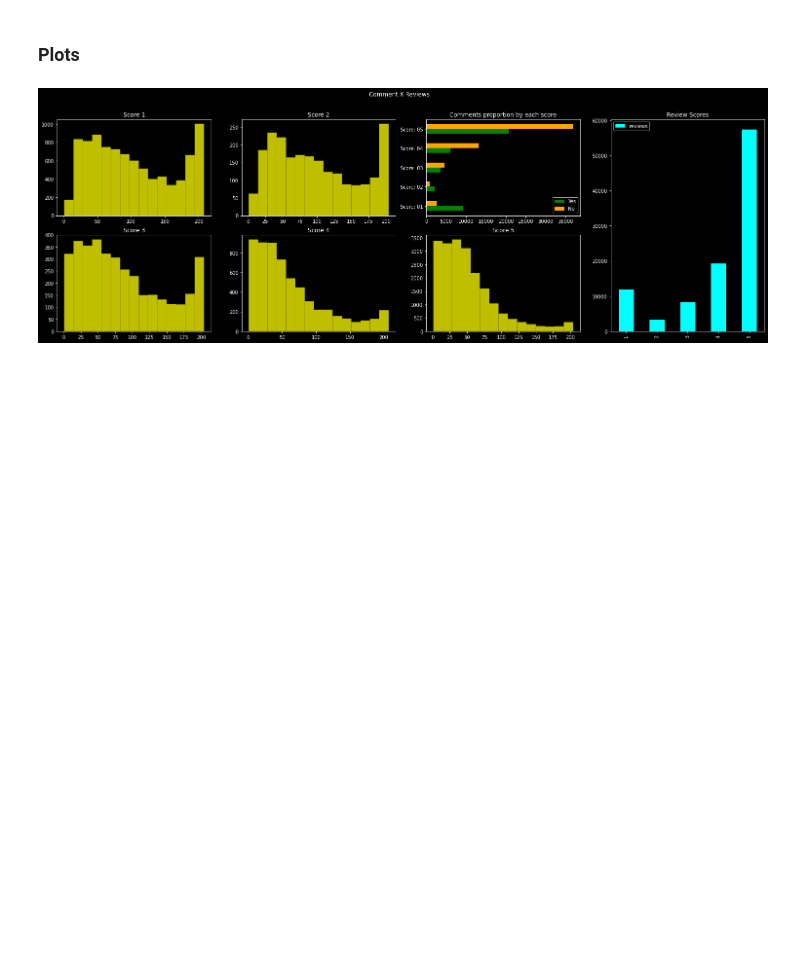
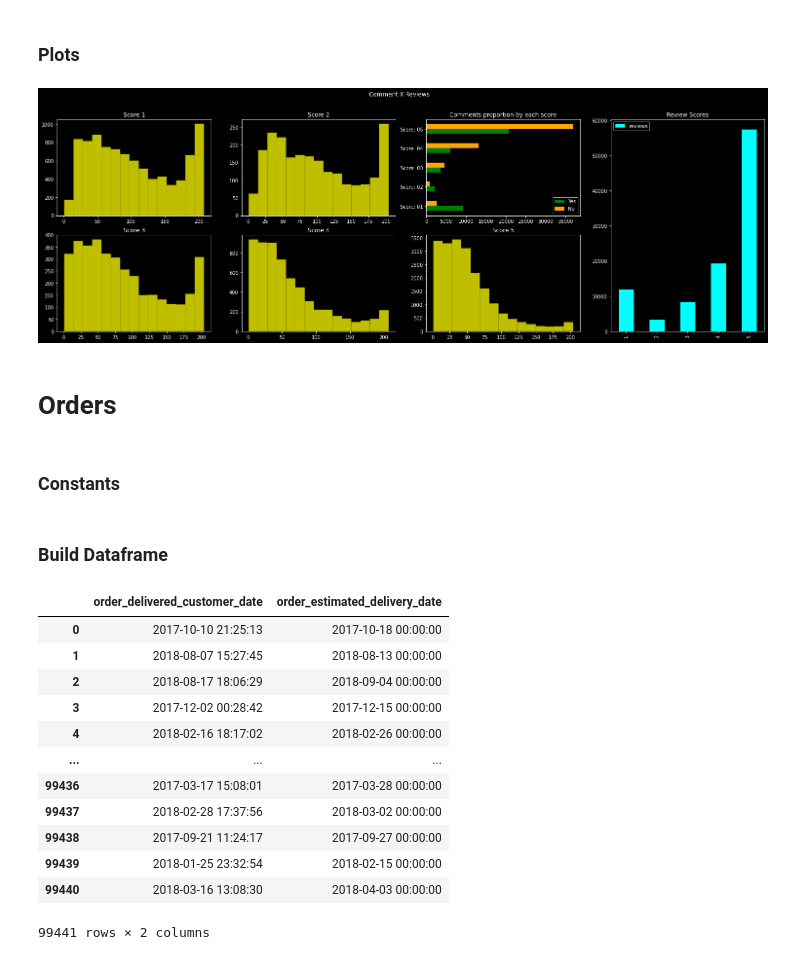
Before and after one commit to hjcostabr76/ml, a Jupyter notebook: nlp/e-commerce/nb_ecommerce.ipynb, the cells around one changed output. Cells and saved outputs as stored; diff of their text form; code cells hidden in the pictures; blank space fills up the shorter version.

Commit message:
feat(ecommerce): parse orders data

```diff
--- a/nlp/e-commerce/nb_ecommerce.ipynb
+++ b/nlp/e-commerce/nb_ecommerce.ipynb
@@ -165,3 +170,7 @@ figure.suptitle('Comment X Reviews')
 figure.show()
 # %% [output]
 [figure]
+# %% [markdown]
+# Orders
+# %% [markdown]
+### Constants
@@ -167,0 +209,40 @@ figure.show()
+# %% [markdown]
+### Build Dataframe
+# %%
+# Import file
+ordersDF = pd.read_csv(PATH_FILE_ORDER)
+# ordersDF.head()
+# ordersDF.groupby('order_status').mean()
+# reviewsDFClean =
+reviewsDF[reviewsDF[COL_ORD_TS_CUSTOMER].isnull()]
+reviewsDF[[COL_ORD_TS_CUSTOMER, COL_ORD_DATE_DELIVERY]]
+
+# # Handle NaN values
+# reviewsDF.loc[reviewsDF[COL_REV_MSG].isnull(), COL_REV_MSG] = ''
+# reviewsDF.loc[reviewsDF[COL_REV_TITLE].isnull(), COL_REV_TITLE] = ''
+
+# reviewsDFClean.loc[reviewsDFClean[COL_REV_TITLE].isnull(), COL_REV_TITLE] = ''
+
+# # Compute review lengths
+# reviewsDF[COL_REV_CUS_MSG_LEN] = reviewsDF[COL_REV_MSG].apply(lambda msg: len(msg))
+# reviewsDFClean[COL_REV_CUS_MSG_LEN] = reviewsDFClean[COL_REV_MSG].apply(lambda msg: len(msg))
+
+# # Format
+# orderBy = [COL_REV_SCORE, COL_REV_CUS_MSG_LEN, COL_REV_CREATION, COL_REV_MSG, COL_REV_TITLE]
+# # columns = [COL_REV_SCORE, COL_REV_CUS_MSG_LEN, COL_REV_MSG, COL_REV_TITLE]
+# reviewsDF = reviewsDF.sort_values(by=orderBy, ascending=False)
+# reviewsDFClean = reviewsDFClean.sort_values(by=orderBy, ascending=False)
+# %% [output]
+|  | order_delivered_customer_date | order_estimated_delivery_date |
+| 0 | 2017-10-10 21:25:13 | 2017-10-18 00:00:00 |
+| 1 | 2018-08-07 15:27:45 | 2018-08-13 00:00:00 |
+| 2 | 2018-08-17 18:06:29 | 2018-09-04 00:00:00 |
+| 3 | 2017-12-02 00:28:42 | 2017-12-15 00:00:00 |
+| 4 | 2018-02-16 18:17:02 | 2018-02-26 00:00:00 |
+| ... | ... | ... |
+| 99436 | 2017-03-17 15:08:01 | 2017-03-28 00:00:00 |
+| 99437 | 2018-02-28 17:37:56 | 2018-03-02 00:00:00 |
+| 99438 | 2017-09-21 11:24:17 | 2017-09-27 00:00:00 |
+| 99439 | 2018-01-25 23:32:54 | 2018-02-15 00:00:00 |
+| 99440 | 2018-03-16 13:08:30 | 2018-04-03 00:00:00 |
+99441 rows × 2 columns
```
Also changed, not shown: parts of 2 cells of this notebook, 2 other files.
